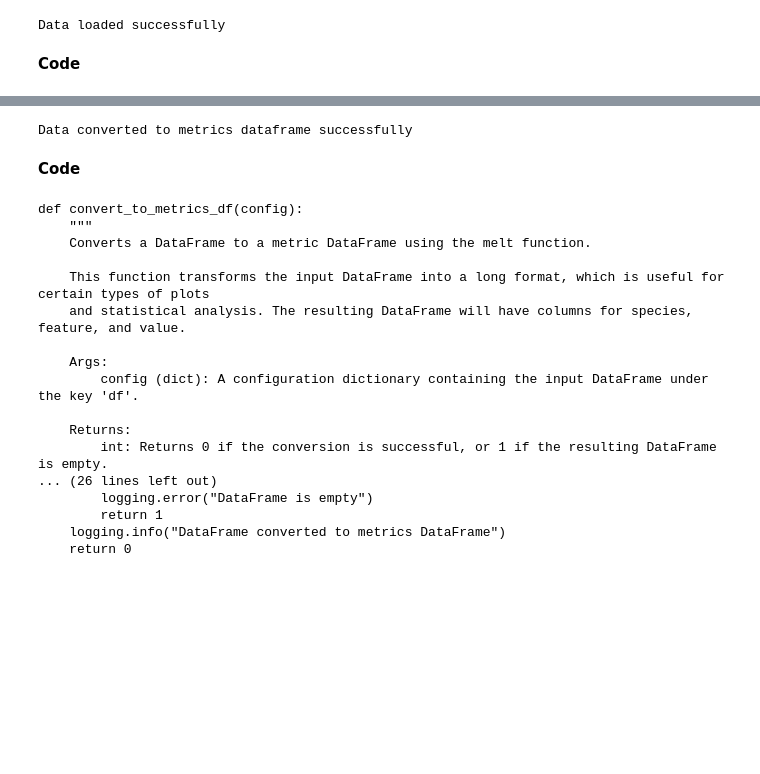
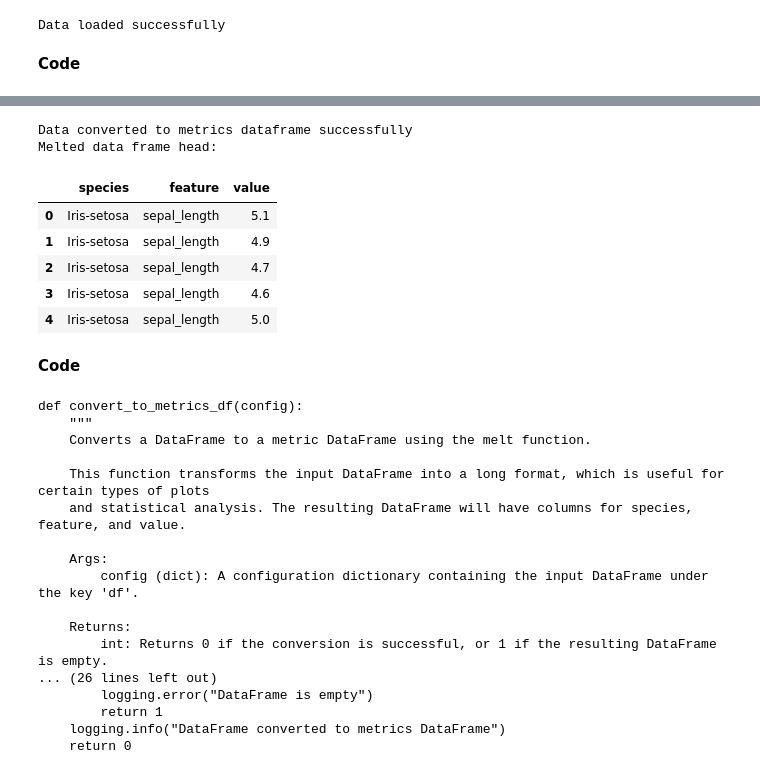
Before and after one commit to clydewatts1/pands-project, a Jupyter notebook: analysis_notebook.ipynb, the cells around one changed output, grey strips where cells are left out. Drawn from its saved outputs; the diff is of its cells as text; code cells hidden in the pictures; blank space fills up the shorter version.

```diff
--- a/analysis_notebook.ipynb
+++ b/analysis_notebook.ipynb
@@ -79,12 +93,21 @@ The data frame is melted so that it is a feature per row. This is helpful when s
 # %%
 # convert to a metric dataframe
 return_code = an.convert_to_metrics_df(an.config)
 if return_code != 0:
     print(f"Error converting data to metrics dataframe : {return_code}")
 else:
     print("Data converted to metrics dataframe successfully")
+print('Melted data frame head:')
+an.config['df_iris_melt'].head()
 # %% [output]
 Data converted to metrics dataframe successfully
+Melted data frame head:
+|  | species | feature | value |
+| 0 | Iris-setosa | sepal_length | 5.1 |
+| 1 | Iris-setosa | sepal_length | 4.9 |
+| 2 | Iris-setosa | sepal_length | 4.7 |
+| 3 | Iris-setosa | sepal_length | 4.6 |
+| 4 | Iris-setosa | sepal_length | 5.0 |
 # %% [markdown]
 **Code**
 # %%
```
Also changed, not shown: parts of 27 cells of this notebook, 3 other files.
